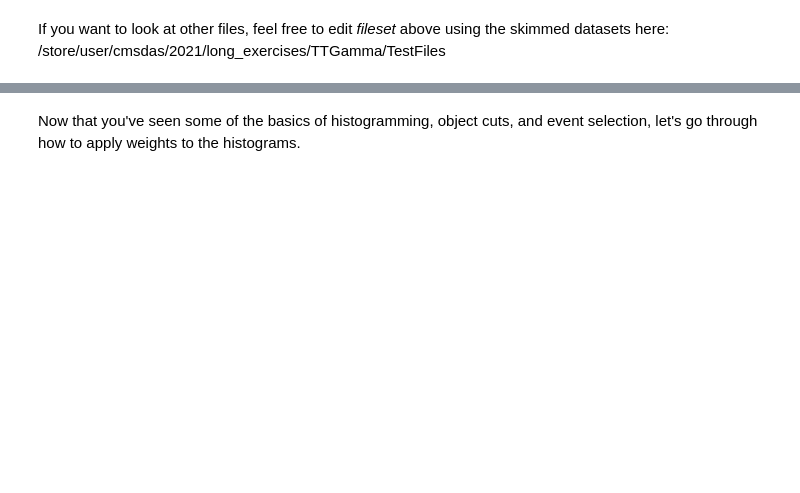
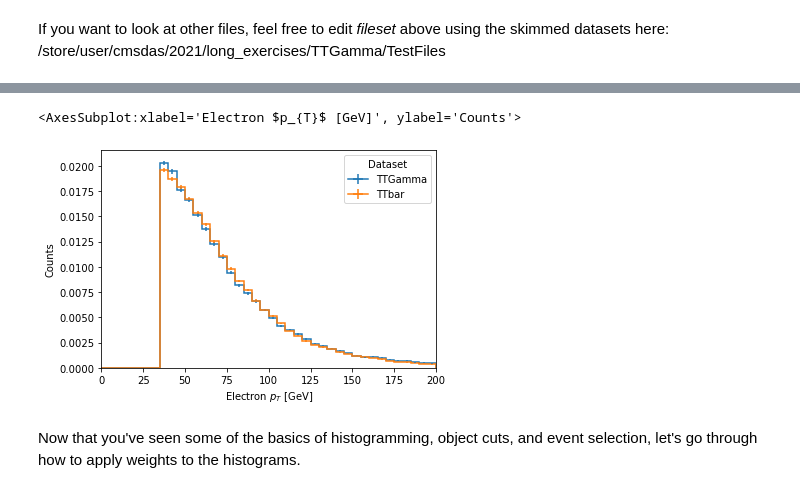
Before and after one commit to xingchen-fan/TTGamma_LongExercise, a Jupyter notebook: TTGammaSelection.ipynb, the cells around one changed output, grey strips where cells are left out. Saved outputs shown, nothing was run; the diff lists cells and outputs as text; code cells hidden in the pictures; blank space fills up the shorter version.

```diff
--- a/TTGammaSelection.ipynb
+++ b/TTGammaSelection.ipynb
@@ -142,3 +194,8 @@ If you want to look at other files, feel free to edit _fileset_ above using the
+# %%
+hist.plot1d(output['ele_pt'], overlay='dataset', density=True)
+# %% [output]
+<AxesSubplot:xlabel='Electron $p_{T}$ [GeV]', ylabel='Counts'>
+[figure, added]
 # %% [markdown]
 Now that you've seen some of the basics of histogramming, object cuts, and event selection, let's go through how to apply weights to the histograms.
 # %%
```
Also changed, not shown: parts of 14 cells of this notebook.
